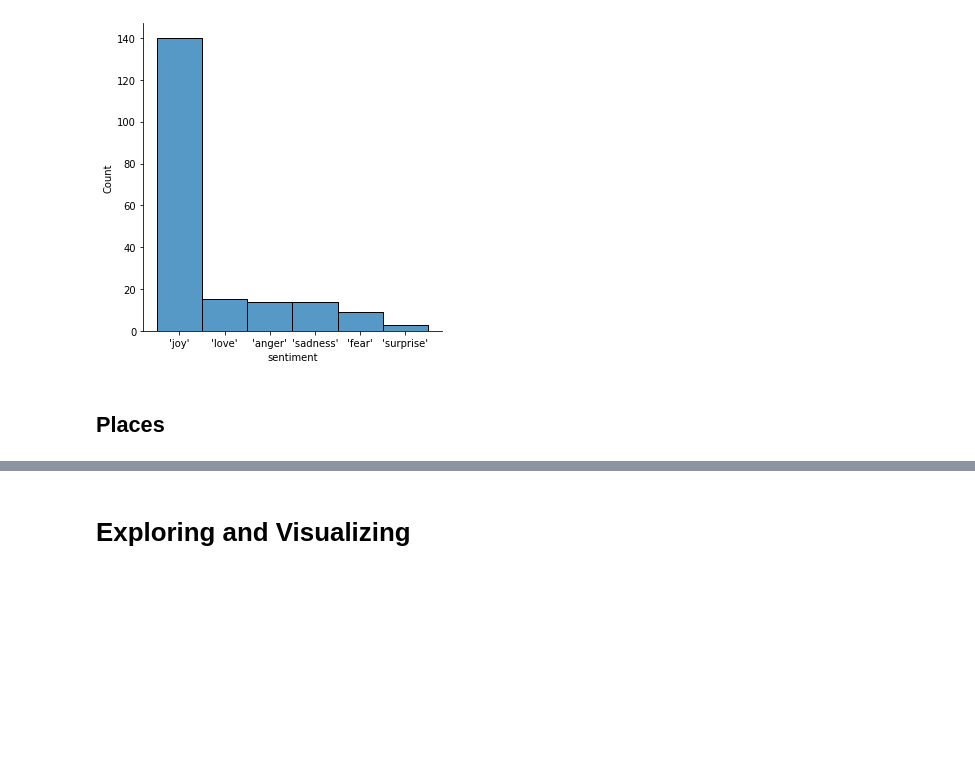
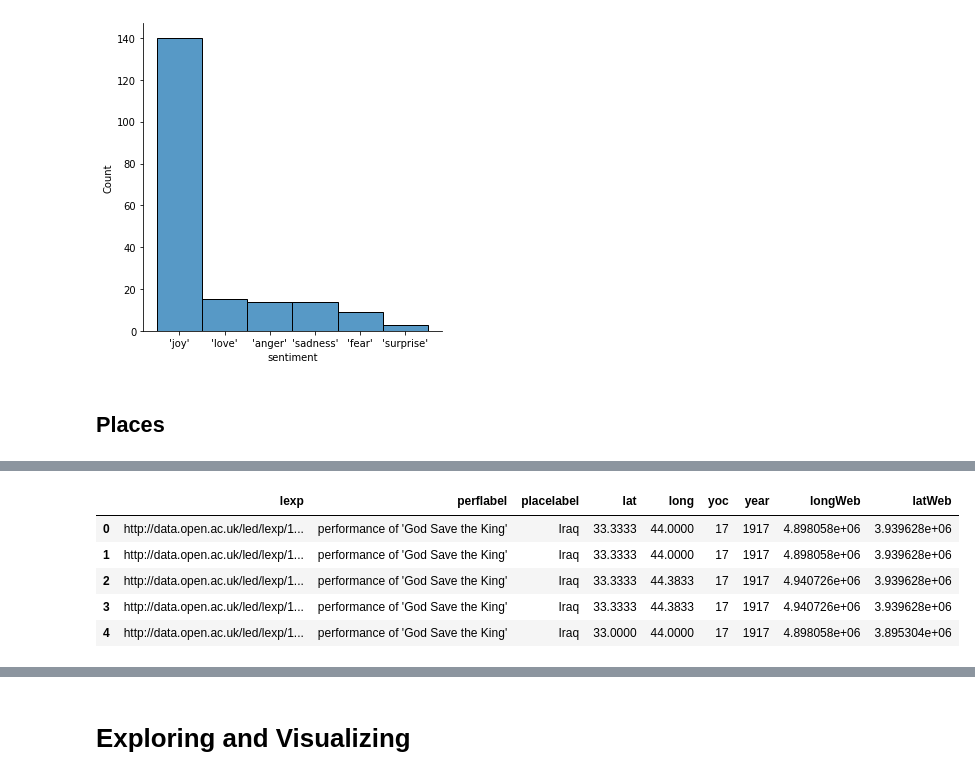
Before and after one commit to InfoViz/InfoViz, a Jupyter notebook: Data_Management.ipynb, the cells around one changed output, grey strips where cells are left out. Cells and saved outputs as stored; diff of their text form; code cells hidden in the pictures; blank space fills up the shorter version.

```diff
--- a/Data_Management.ipynb
+++ b/Data_Management.ipynb
@@ -868 +840,17 @@ df_place
 820 rows × 7 columns
+# %%
+# projection WGS 84 - used by GPS
+inProj = Proj(init='epsg:4326')
+
+# WGS84 Pseudo Web Mercator - projection used by most web services, e.g. Google Maps, OpenStreet Maps
+outProj = Proj(init='epsg:3857')
+
+df_place['longWeb'],df_place['latWeb'] = transform(inProj,outProj,df_place['long'].values,df_place['lat'].values)
+df_place.head()
+# %% [output]
+|  | lexp | perflabel | placelabel | lat | long | yoc | year | longWeb | latWeb |
+| 0 | http://data.open.ac.uk/led/lexp/1... | performance of 'God Save the King' | Iraq | 33.3333 | 44.0000 | 17 | 1917 | 4.898058e+06 | 3.939628e+06 |
+| 1 | http://data.open.ac.uk/led/lexp/1... | performance of 'God Save the King' | Iraq | 33.3333 | 44.0000 | 17 | 1917 | 4.898058e+06 | 3.939628e+06 |
+| 2 | http://data.open.ac.uk/led/lexp/1... | performance of 'God Save the King' | Iraq | 33.3333 | 44.3833 | 17 | 1917 | 4.940726e+06 | 3.939628e+06 |
+| 3 | http://data.open.ac.uk/led/lexp/1... | performance of 'God Save the King' | Iraq | 33.3333 | 44.3833 | 17 | 1917 | 4.940726e+06 | 3.939628e+06 |
+| 4 | http://data.open.ac.uk/led/lexp/1... | performance of 'God Save the King' | Iraq | 33.0000 | 44.0000 | 17 | 1917 | 4.898058e+06 | 3.895304e+06 |
```
Also changed, not shown: parts of 6 cells of this notebook, 6 other files.
